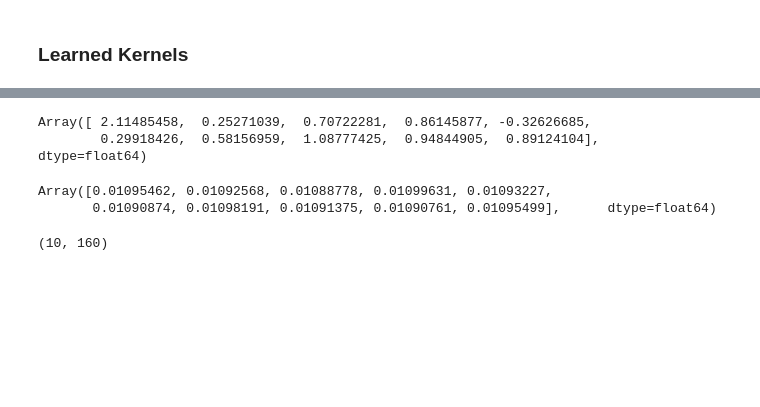
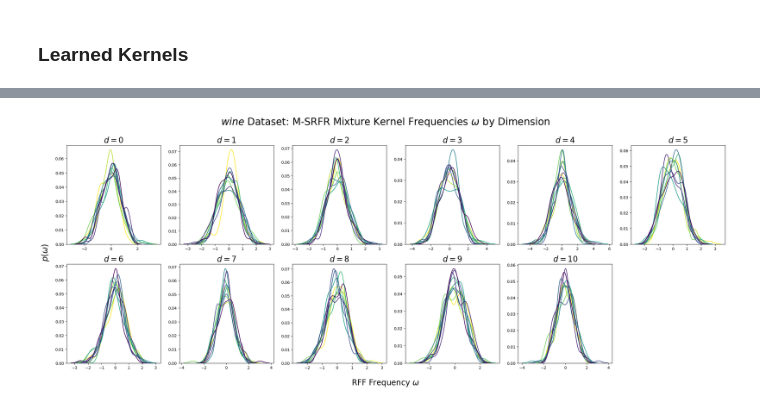
Before and after one commit to houstonwarren/m-srfr, a Jupyter notebook: experiments/wine/wine.ipynb, the cells around one changed output, grey strips where cells are left out. Cells and saved outputs as stored; diff of their text form; code cells hidden in the pictures; blank space fills up the shorter version.

Commit message:
camera ready wine and method updates

```diff
--- a/experiments/wine/wine.ipynb
+++ b/experiments/wine/wine.ipynb
@@ -464,20 +440,18 @@ params = {
     "svgp": {'lr': 0.012254389326799639, 'epochs': 1000, 'diag': 0.01, 'from_data': False},  # done
     "rff_rbf": {'diag': 0.08566575956727521, 'lr': 0.004409934867766953, 'epochs': 1000},  # done
     "rff": {'diag': 0.0972108582915608, 'lr': 0.024882896481772398, 'epochs': 1000, 'from_data': False},  # done
-    "nrff": {'diag': 0.2780028296193103, 'lr': 0.05886320416786543, 'epochs': 1000, 'from_data': False},  # done
     "srf": {
         'diag': 0.0035583713233748263, 'lr': 0.17355927300317128, 'lr_gd': 0.2290394111784337, 'alpha': 1.8,
         'epochs': 1000, 's': 0.5, 'from_data': False
     },
     "mix_rff": {
-        'diag': 0.00010206553263266048, 'lr': 0.21827956269136686, 'alpha': 1.8, 'q': 10, 's': 0,  # partially done
+        'diag': 0.025303143883163574, 'lr': 0.19585346870582462, 'alpha': 0.4, 's': 0.5,  'q': 10, 'kernel': 'rbf',
         'epochs': 1000, 'from_data': False, 'init_ls': True, 'lr_gd': 0.1
     },
-    # "nmix_rff": {
-    #     'diag': 0.005317633248648141, 'lr': 0.10784745116729445, 'alpha': 1.8, 's': 1, 'q': 10,
-    #     'epochs': 1000, 'from_data': False
-    # }
+    "mmd_rff": {
+        'diag': 0.0003436182096973294, 'lr': 0.15841475389977153, 'alpha': 2.0, 'q': 10, 's': 0, 'kernel': 'mmd',
+        # 'diag': 0.00010206553263266048, 'lr': 0.21827956269136686, 'alpha': 1.8, 'q': 10, 's': 0,
+        'epochs': 1000, 'from_data': False, 'init_ls': True, 'lr_gd': 0.1
+    },
 }
-
-# mix_rff {'diag': 0.002848125781436113, 'lr': 0.16356905954687453, 'alpha': 0.8, 'q': 8, 's': 0.5}  0.59
 # %%
@@ -661,14 +538,0 @@ plt.show()
-# %%
-mix_gp_mus[:, 20]
-# %% [output]
-Array([ 2.11485458,  0.25271039,  0.70722281,  0.86145877, -0.32626685,
-        0.29918426,  0.58156959,  1.08777425,  0.94844905,  0.89124104],      dtype=float64)
-# %%
-mix_gp_sds[:, 20]
-# %% [output]
-Array([0.01095462, 0.01092568, 0.01088778, 0.01099631, 0.01093227,
-       0.01090874, 0.01098191, 0.01091375, 0.01090761, 0.01095499],      dtype=float64)
-# %%
-mix_gp_mus.shape
-# %% [output]
-(10, 160)
@@ -674,0 +541,10 @@ mix_gp_mus.shape
+# %%
+rff_gp, single_dist, mix_gp, mixture_dist, y_test = mixture_pred_dists(key, X, y, params, R=100, test_size=0.1)
+# %%
+kernel_plot = plot_kernel_mixture(
+    mix_gp.kernel.kernel.w, 6, bw_adjust=0.85,
+    title="$\\it{wine}$ Dataset: M-SRFR Mixture Kernel Frequencies $\omega$ by Dimension"
+)
+kernel_plot.savefig("wine_kernel.pdf", bbox_inches="tight", dpi=300, format="pdf")
+# %% [output]
+[figure, added]
```
Also changed, not shown: parts of 27 cells of this notebook, 15 other files.
